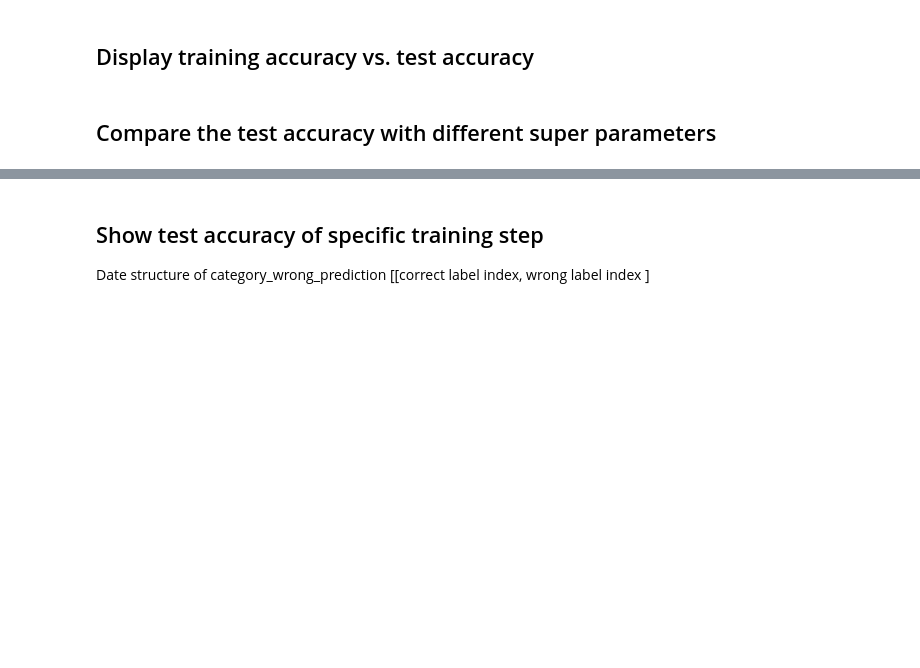
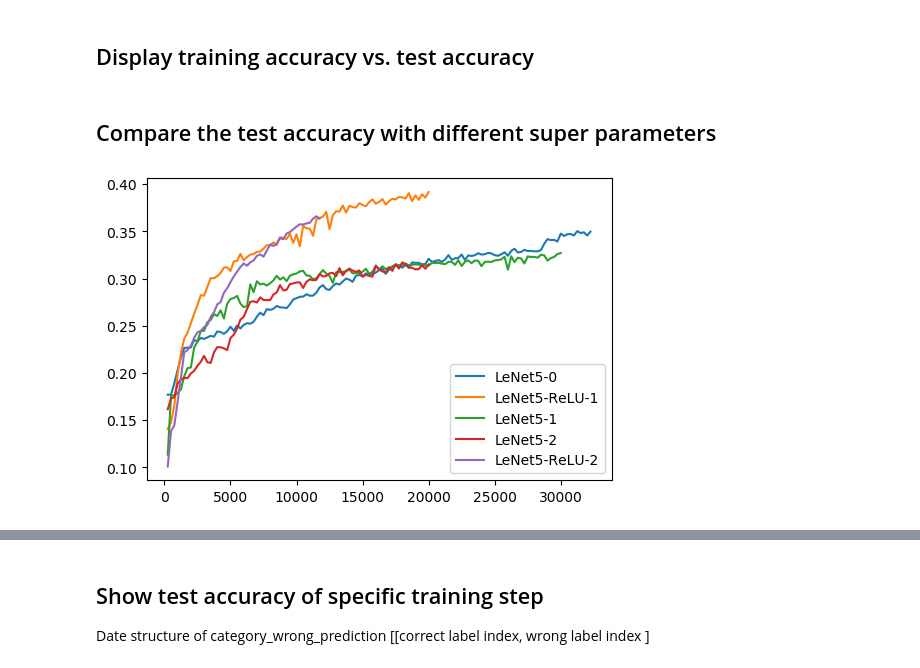
Before and after one commit to deechean/Le-Net5, a Jupyter notebook: train_analysis.ipynb, the cells around one changed output, grey strips where cells are left out. Cells and saved outputs as stored; diff of their text form; code cells hidden in the pictures; blank space fills up the shorter version.

```diff
--- a/train_analysis.ipynb
+++ b/train_analysis.ipynb
@@ -38,7 +36,7 @@ The history saving thread hit an unexpected error (OperationalError('database or
 ## Display training accuracy vs. test accuracy
 # %%
 def show_chart(accuracy):
-    plt.rcParams['figure.dpi'] = 150
+    plt.rcParams['figure.dpi'] = 100
     legend = []
     labels = []
     i = 0
@@ -54,4 +52,16 @@ def show_chart(accuracy):
     plt.show()
 # %% [markdown]
 ## Compare the test accuracy with different super parameters
+# %%
+show_log = [0,2,3,4,5]
+label = {0:'LeNet5-0',2:'LeNet5-ReLU-1',3:'LeNet5-1',4:'LeNet5-2',5:'LeNet5-ReLU-2',}
+log_data = []
+for i in show_log:
+    log_dir = 'log_'+str(i)+'/'
+    log = log_file(log_dir, name=label[i])
+    log_data.append([log.name,log.load_data('test_accuracy')])
+
+show_chart(log_data)
+# %% [output]
+[figure, added]
 # %%
```
Also changed, not shown: parts of 6 cells of this notebook.
